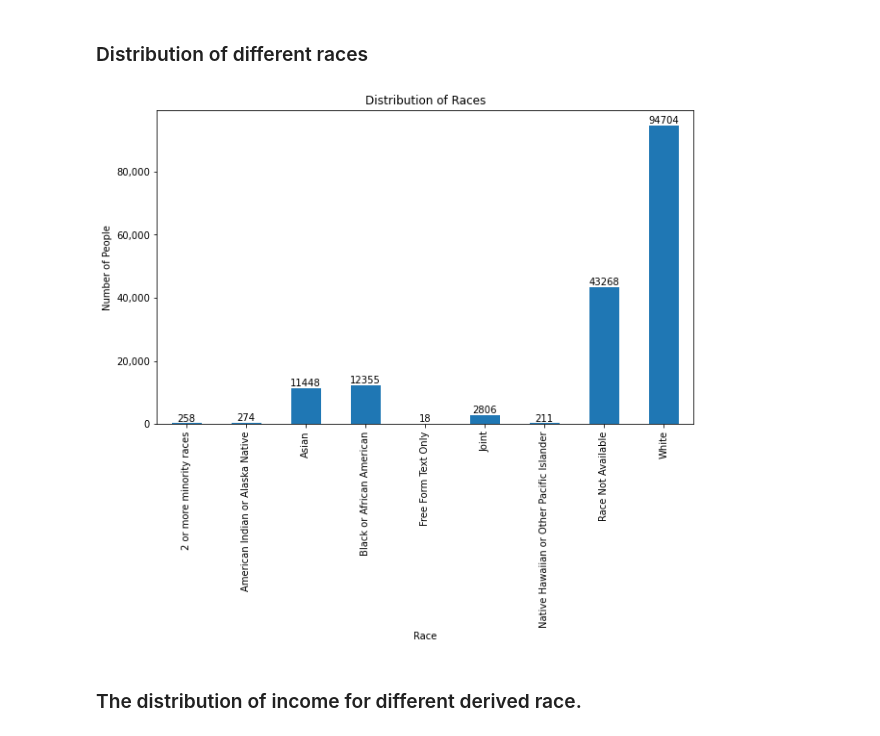
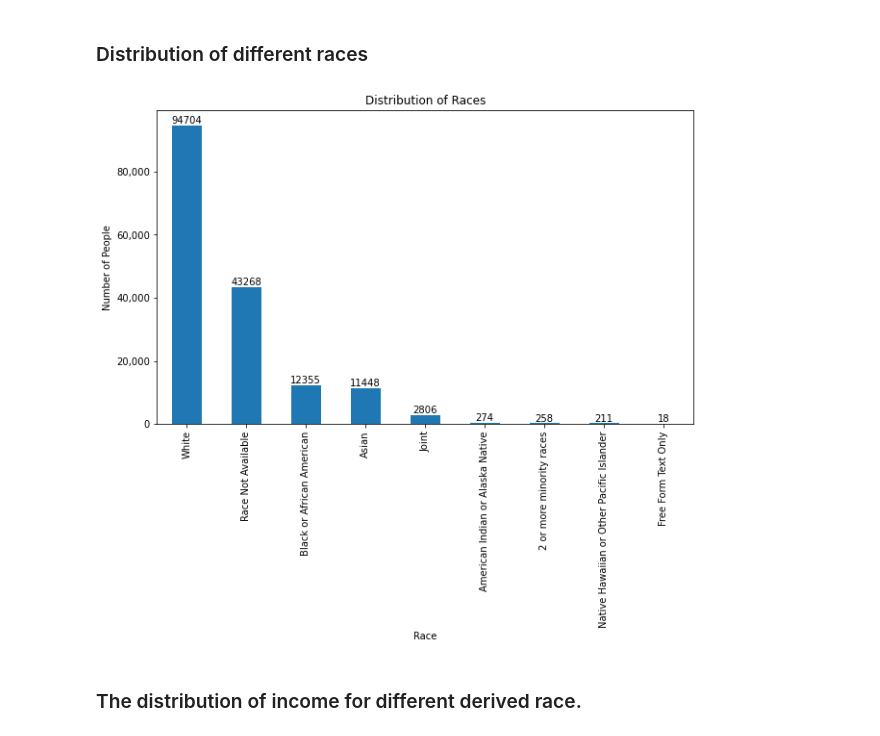
Before and after one commit to BU-Spark/ds-councilor-louijeune-fair-housing, a Jupyter notebook: spring23-team-4/data_code/data_test.ipynb, the cells around one changed output. Cells and saved outputs as stored; diff of their text form; code cells hidden in the pictures.

```diff
--- a/spring23-team-4/data_code/data_test.ipynb
+++ b/spring23-team-4/data_code/data_test.ipynb
@@ -125,23 +125,23 @@ df2 = df2.drop(df2[df2['income'] < 0].index)
 # %% [markdown]
 ### Distribution of different races
 # %%
-race = df.groupby('derived_race')['derived_race'].count()
+race = df.groupby('derived_race')['derived_race'].count().sort_values(ascending=False)
 
 plt.figure(figsize=(10, 6))
 ax = race.plot(kind='bar')
 ax.yaxis.set_major_formatter(plt.FuncFormatter(lambda value, pos: f"{value:,.0f}"))
 plt.xlabel('Race')
 plt.ylabel('Number of People')
 plt.title('Distribution of Races')
 
 # plt.yscale('log')
 
 for i, v in enumerate(race):
     plt.annotate(str(v), xy=(i, v), ha='center', va='bottom')
 
 plt.show()
 # %% [output]
-[figure, old version]
+[figure, new version]
 # %% [markdown]
 ### The distribution of income for different derived race.
 # %%
```
Also changed, not shown: parts of 6 cells of this notebook, 14 other files.
